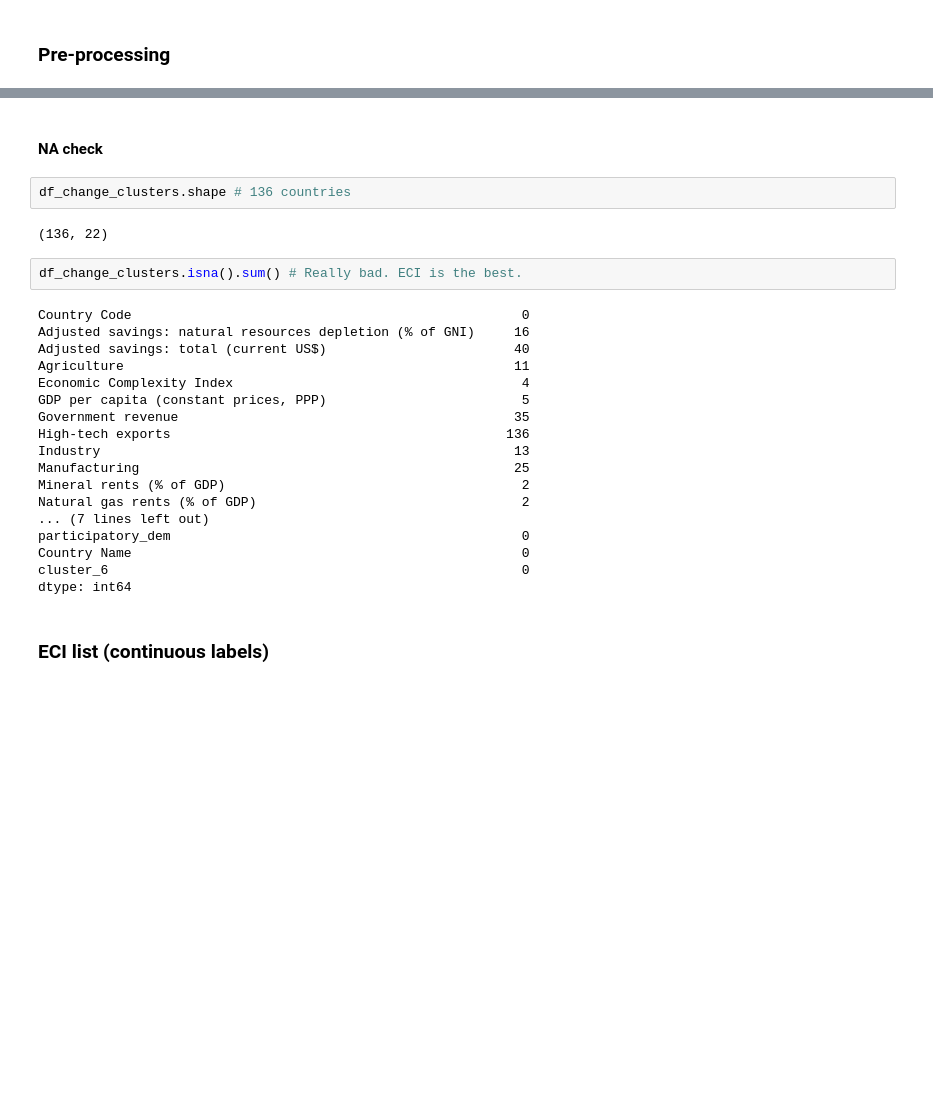
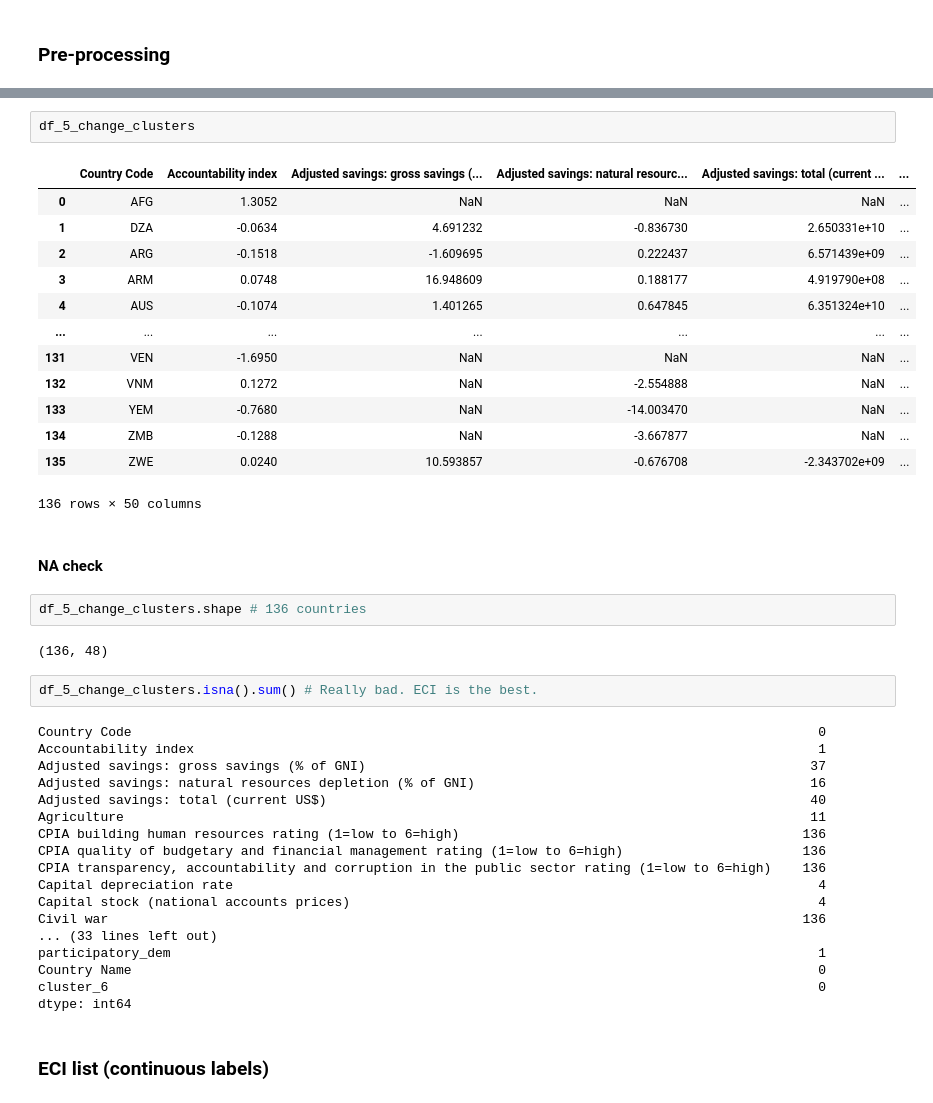
Before and after one commit to AyaanTigdikar/Capstone, a Jupyter notebook: code/3_label_clustering.ipynb, the cells around one changed output, grey strips where cells are left out. Drawn from its saved outputs; the diff is of its cells as text; blank space fills up the shorter version.

```diff
--- a/code/3_label_clustering.ipynb
+++ b/code/3_label_clustering.ipynb
@@ -72,28 +101,44 @@ df_change_clusters = df_change_wide.merge(
+# %%
+df_5_change_clusters
+# %% [output]
+|  | Country Code | Accountability index | Adjusted savings: gross savings (... | Adjusted savings: natural resourc... | Adjusted savings: total (current ... | ... |
+| 0 | AFG | 1.3052 | NaN | NaN | NaN | ... |
+| 1 | DZA | -0.0634 | 4.691232 | -0.836730 | 2.650331e+10 | ... |
+| 2 | ARG | -0.1518 | -1.609695 | 0.222437 | 6.571439e+09 | ... |
+| 3 | ARM | 0.0748 | 16.948609 | 0.188177 | 4.919790e+08 | ... |
+| 4 | AUS | -0.1074 | 1.401265 | 0.647845 | 6.351324e+10 | ... |
+| ... | ... | ... | ... | ... | ... | ... |
+| 131 | VEN | -1.6950 | NaN | NaN | NaN | ... |
+| 132 | VNM | 0.1272 | NaN | -2.554888 | NaN | ... |
+| 133 | YEM | -0.7680 | NaN | -14.003470 | NaN | ... |
+| 134 | ZMB | -0.1288 | NaN | -3.667877 | NaN | ... |
+| 135 | ZWE | 0.0240 | 10.593857 | -0.676708 | -2.343702e+09 | ... |
+136 rows × 50 columns
 # %% [markdown]
 #### NA check
 # %%
-df_change_clusters.shape # 136 countries
+df_5_change_clusters.shape # 136 countries
 # %% [output]
-(136, 22)
+(136, 48)
 # %%
-df_change_clusters.isna().sum() # Really bad. ECI is the best.
+df_5_change_clusters.isna().sum() # Really bad. ECI is the best.
 # %% [output]
-Country Code                                                  0
-Adjusted savings: natural resources depletion (% of GNI)     16
-Adjusted savings: total (current US$)                        40
-Agriculture                                                  11
-Economic Complexity Index                                     4
-GDP per capita (constant prices, PPP)                         5
-Government revenue                                           35
-High-tech exports                                           136
-Industry                                                     13
-Manufacturing                                                25
-Mineral rents (% of GDP)                                      2
-Natural gas rents (% of GDP)                                  2
-... (7 lines left out)
-participatory_dem                                             0
-Country Name                                                  0
-cluster_6                                                     0
+Country Code                                                                                        0
+Accountability index                                                                                1
+Adjusted savings: gross savings (% of GNI)                                                         37
+Adjusted savings: natural resources depletion (% of GNI)                                           16
+Adjusted savings: total (current US$)                                                              40
+Agriculture                                                                                        11
+CPIA building human resources rating (1=low to 6=high)                                            136
+CPIA quality of budgetary and financial management rating (1=low to 6=high)                       136
+CPIA transparency, accountability and corruption in the public sector rating (1=low to 6=high)    136
+Capital depreciation rate                                                                           4
+Capital stock (national accounts prices)                                                            4
+Civil war                                                                                         136
+... (33 lines left out)
+participatory_dem                                                                                   1
+Country Name                                                                                        0
+cluster_6                                                                                           0
 dtype: int64
 # %% [markdown]
 ### ECI list (continuous labels)
```
Also changed, not shown: parts of 11 cells of this notebook, 4 other files.
